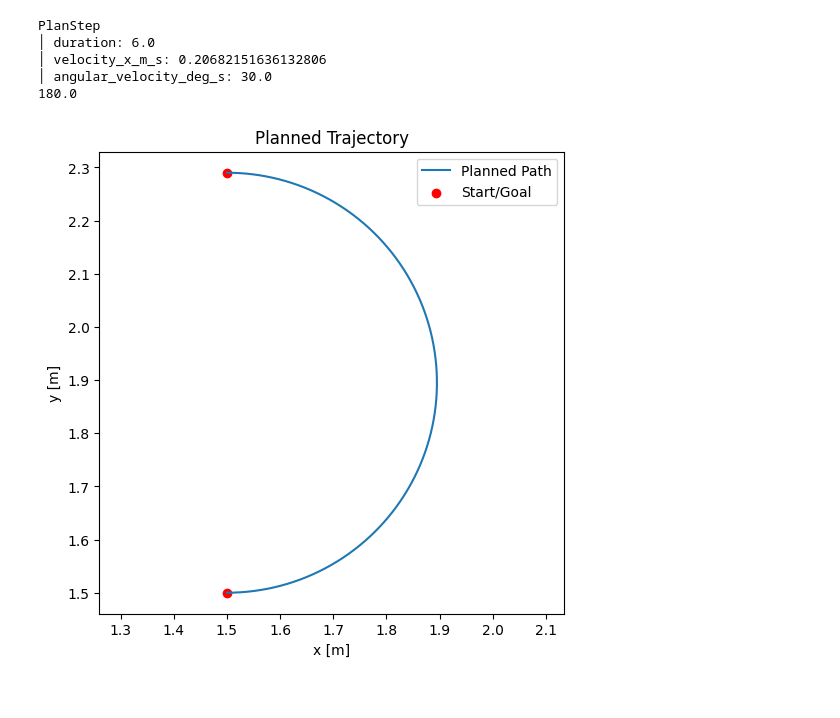
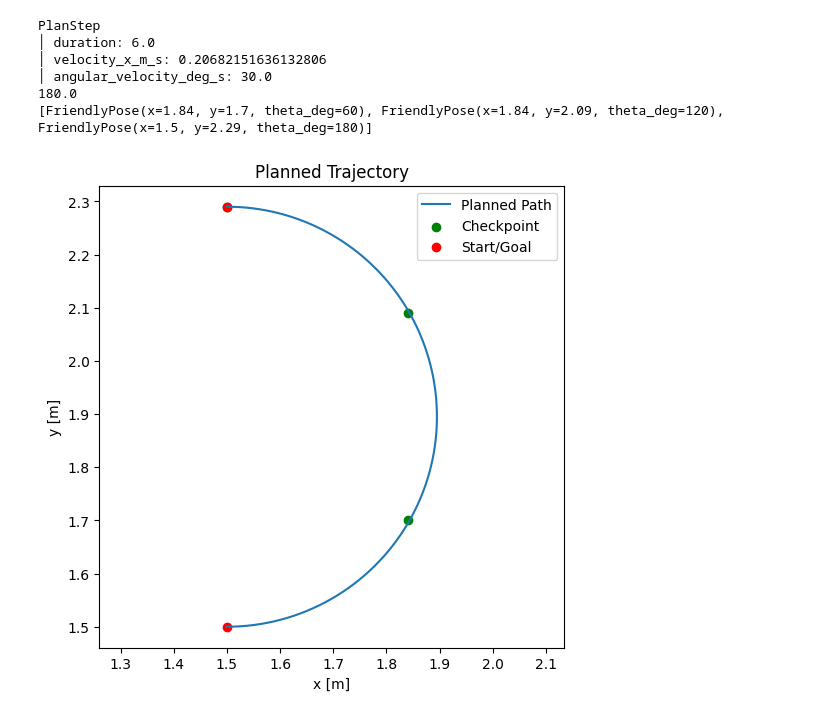
Before and after one commit to guillaumeboniface/duckietown-lx, a Jupyter notebook: planning/notebooks/02-Path-Planner/test_curvature.ipynb, the cells around one changed output. Cells and saved outputs as stored; diff of their text form; code cells hidden in the pictures.

```diff
--- a/planning/notebooks/02-Path-Planner/test_curvature.ipynb
+++ b/planning/notebooks/02-Path-Planner/test_curvature.ipynb
@@ -332,0 +165,5 @@ PlanStep
+# %%
+start = FriendlyPose(x=1.5, y=1.5, theta_deg=340)
+goal = FriendlyPose(x=1.40, y=1.50, theta_deg=20.0)
+
+simulate_and_plot(ps, start, goal)
@@ -332,0 +178,5 @@ PlanStep
+# %%
+start = FriendlyPose(x=1.5, y=1.5, theta_deg=0)
+goal = FriendlyPose(x=1, y=1, theta_deg=45.0)
+
+simulate_and_plot(ps, start, goal)
@@ -332,0 +191,5 @@ PlanStep
+# %%
+start = FriendlyPose(x=1.2, y=1.6, theta_deg=0)
+goal = FriendlyPose(x=1, y=1, theta_deg=45.0)
+
+simulate_and_plot(ps, start, goal)
@@ -332,0 +204,5 @@ PlanStep
+# %%
+start = FriendlyPose(x=1.1, y=1.5, theta_deg=0)
+goal = FriendlyPose(x=1.1, y=1.1, theta_deg=45.0)
+
+simulate_and_plot(ps, start, goal)
@@ -333,31 +217,17 @@ PlanStep
 # %%
 #(150, 150, 0), (150, 229, 180), (150, 165, 0.0)
 start = FriendlyPose(x=1.5, y=1.5, theta_deg=0)
 goal = FriendlyPose(x=1.5, y=2.29, theta_deg=180)
 
-plan, new_heading = connect_poses_with_curvature(ps, start, goal)
-print(plan)
-print(new_heading)
-
-# Simulate and plot
-xs, ys, thetas = simulate_plan(start, [plan])
-
-plt.figure(figsize=(6,6))
-plt.plot(xs, ys, label="Planned Path")
-plt.scatter([start.x, goal.x], [start.y, goal.y], c='red', label="Start/Goal")
-plt.axis('equal')
-plt.xlabel("x [m]")
-plt.ylabel("y [m]")
-plt.title("Planned Trajectory")
-plt.legend()
-plt.show()
+simulate_and_plot(ps, start, goal)
 # %% [output]
 PlanStep
 │ duration: 6.0
 │ velocity_x_m_s: 0.20682151636132806
 │ angular_velocity_deg_s: 30.0
 180.0
+[FriendlyPose(x=1.84, y=1.7, theta_deg=60), FriendlyPose(x=1.84, y=2.09, theta_deg=120), FriendlyPose(x=1.5, y=2.29, theta_deg=180)]
-[figure, old version]
+[figure, new version]
 # %%
 #(150, 150, 0), (150, 229, 180), (150, 165, 0.0)
 start = FriendlyPose(x=1.5, y=2.29, theta_deg=180)
```
Also changed, not shown: parts of 21 cells of this notebook, 5 other files.
